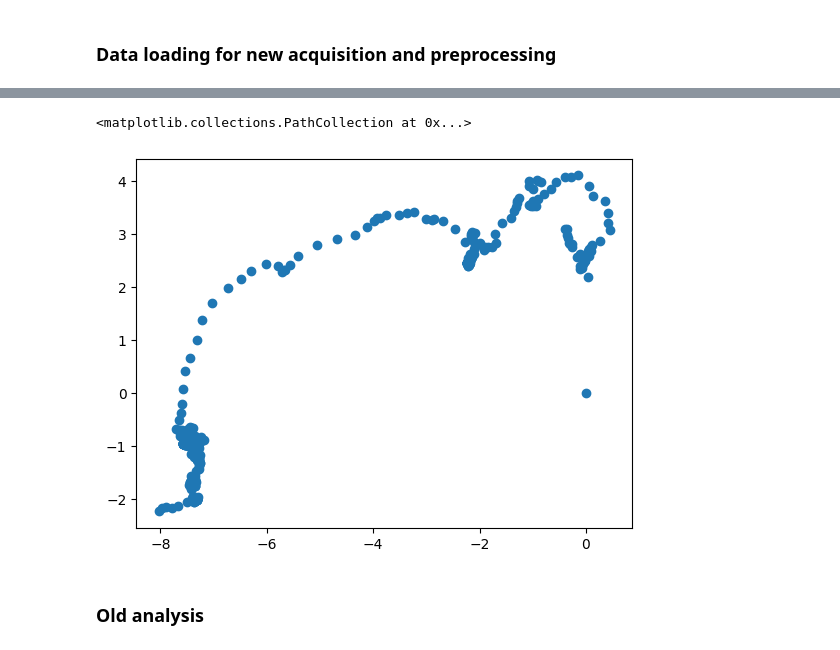
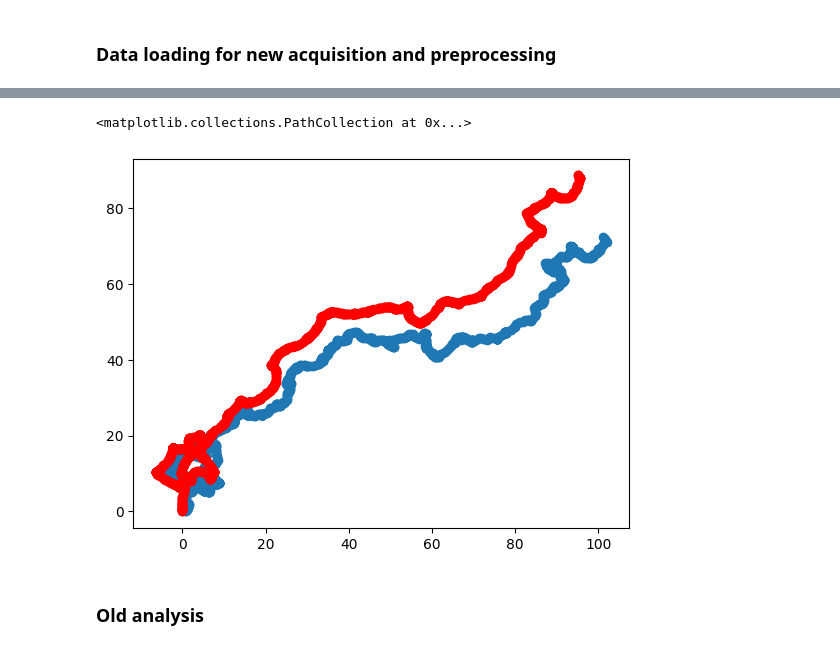
Before and after one commit to jingxuanf0214/thesis-2p-behavior-align, a Jupyter notebook: Exploratory analysis.ipynb, the cells around one changed output, grey strips where cells are left out. Drawn from its saved outputs; the diff is of its cells as text; code cells hidden in the pictures.

```diff
--- a/Exploratory analysis.ipynb
+++ b/Exploratory analysis.ipynb
@@ -218,7 +218,8 @@ def rename_dataframe(df):
         'vis_yawvel': 'heading_diff'
     }
     df = df.rename(columns=rename_dict)
-
+    # Modify the column 'column_name' in place by dividing by 0.7
+    df['yawV'] = df['yawV'] / 0.7
     return df
 
 behav_df = rename_dataframe(behav_df)
@@ -240,8 +241,29 @@ behav_df
+# %%
+def reconstruct_path(df, ball_d = 9):
+    circum = ball_d * np.pi #circumference of ball, in mm
+    mmPerDeg = circum / 360 # mm per degree of ball
+    fwdAngVel = df.fwV/mmPerDeg
+    # zero heading
+    zeroedH = df.heading - df.heading[0]
+    time_bin = np.diff(df.time)
+    # movement in x (in degrees) at each time point
+    xChangePos = (fwdAngVel[0:-1]*time_bin)*np.sin(zeroedH[0:-1]) + (df.sideV[0:-1]*time_bin)*np.sin(zeroedH[0:-1]+np.pi/4)
+    xPos = (np.cumsum(xChangePos) - xChangePos[0])*mmPerDeg
+    yChangePos = (fwdAngVel[0:-1]*time_bin)*np.cos(zeroedH[0:-1]) + (df.sideV[0:-1]*time_bin)*np.cos(zeroedH[0:-1]+np.pi/4)
+    yPos = (np.cumsum(yChangePos) - yChangePos[0])*mmPerDeg
+    xPos_padded = pd.concat([xPos, pd.Series(xPos.iloc[-1])], ignore_index=True)
+    yPos_padded = pd.concat([yPos, pd.Series(yPos.iloc[-1])], ignore_index=True)
+    df['xPos'] = xPos_padded
+    df['yPos'] = yPos_padded
+    return xPos_padded, yPos_padded
+# %%
+xPos, yPos = reconstruct_path(behav_df, ball_d = 9)
 # %%
 plt.scatter(behav_df['flypos_x'], behav_df['flypos_y'])
+plt.scatter(xPos, yPos, color='red')
 # %% [output]
 <matplotlib.collections.PathCollection at 0x...>
-[figure, old version]
+[figure, new version]
 # %% [markdown]
 ### Old analysis
 # %%
```
Also changed, not shown: parts of 3 cells of this notebook.
